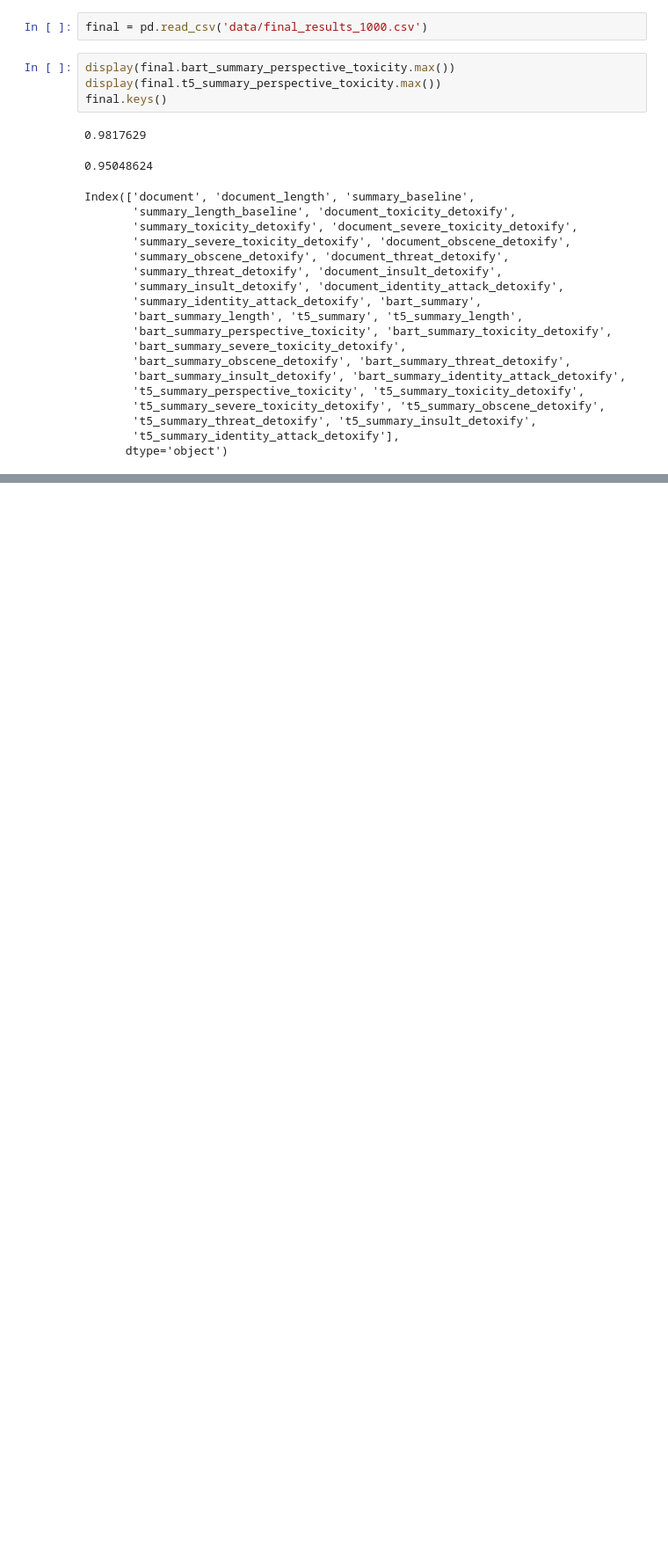
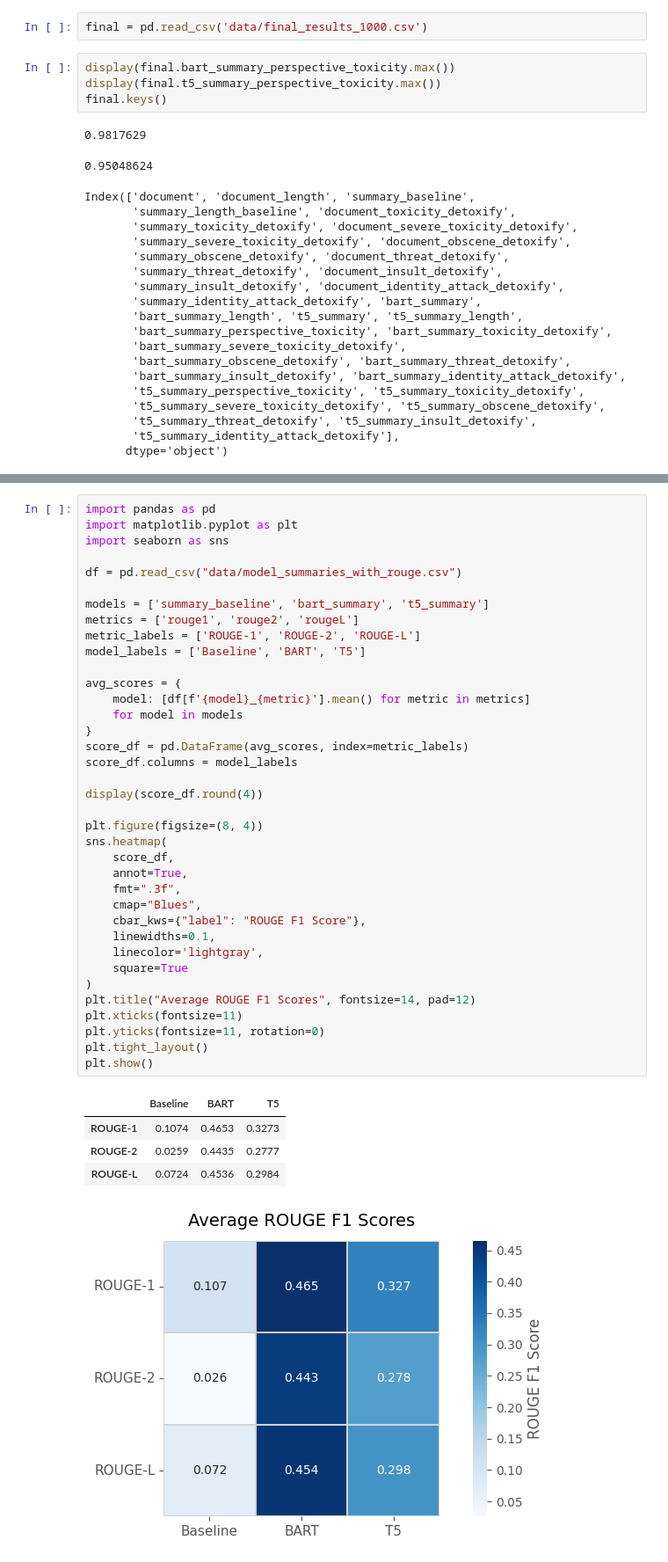
Before and after one commit to arunimaCh29/Text-Summarisation-Eval, a Jupyter notebook: project/report.ipynb, the cells around one changed output, grey strips where cells are left out. Shown at 88% size. Drawn from its saved outputs; the diff is of its cells as text; blank space fills up the shorter version.

```diff
--- a/project/report.ipynb
+++ b/project/report.ipynb
@@ -267,0 +366,43 @@ Index(['document', 'document_length', 'summary_baseline',
+# %%
+import pandas as pd
+import matplotlib.pyplot as plt
+import seaborn as sns
+
+df = pd.read_csv("data/model_summaries_with_rouge.csv")
+
+models = ['summary_baseline', 'bart_summary', 't5_summary']
+metrics = ['rouge1', 'rouge2', 'rougeL']
+metric_labels = ['ROUGE-1', 'ROUGE-2', 'ROUGE-L']
+model_labels = ['Baseline', 'BART', 'T5']
+
+avg_scores = {
+    model: [df[f'{model}_{metric}'].mean() for metric in metrics]
+    for model in models
+}
+score_df = pd.DataFrame(avg_scores, index=metric_labels)
+score_df.columns = model_labels
+
+display(score_df.round(4))
+
+plt.figure(figsize=(8, 4))
+sns.heatmap(
+    score_df,
+    annot=True,
+    fmt=".3f",
+    cmap="Blues",
+    cbar_kws={"label": "ROUGE F1 Score"},
+    linewidths=0.1,
+    linecolor='lightgray',
+    square=True
+)
+plt.title("Average ROUGE F1 Scores", fontsize=14, pad=12)
+plt.xticks(fontsize=11)
+plt.yticks(fontsize=11, rotation=0)
+plt.tight_layout()
+plt.show()
+# %% [output]
+|  | Baseline | BART | T5 |
+| ROUGE-1 | 0.1074 | 0.4653 | 0.3273 |
+| ROUGE-2 | 0.0259 | 0.4435 | 0.2777 |
+| ROUGE-L | 0.0724 | 0.4536 | 0.2984 |
+[figure, added]
```
Also changed, not shown: parts of 6 cells of this notebook, 1 other file.
